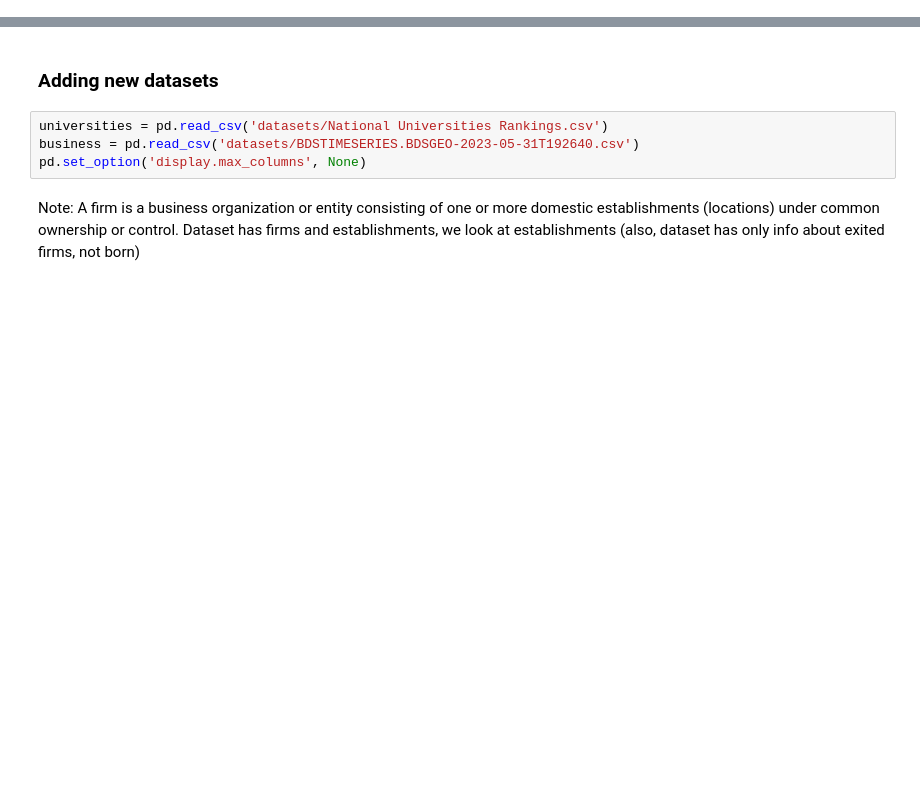
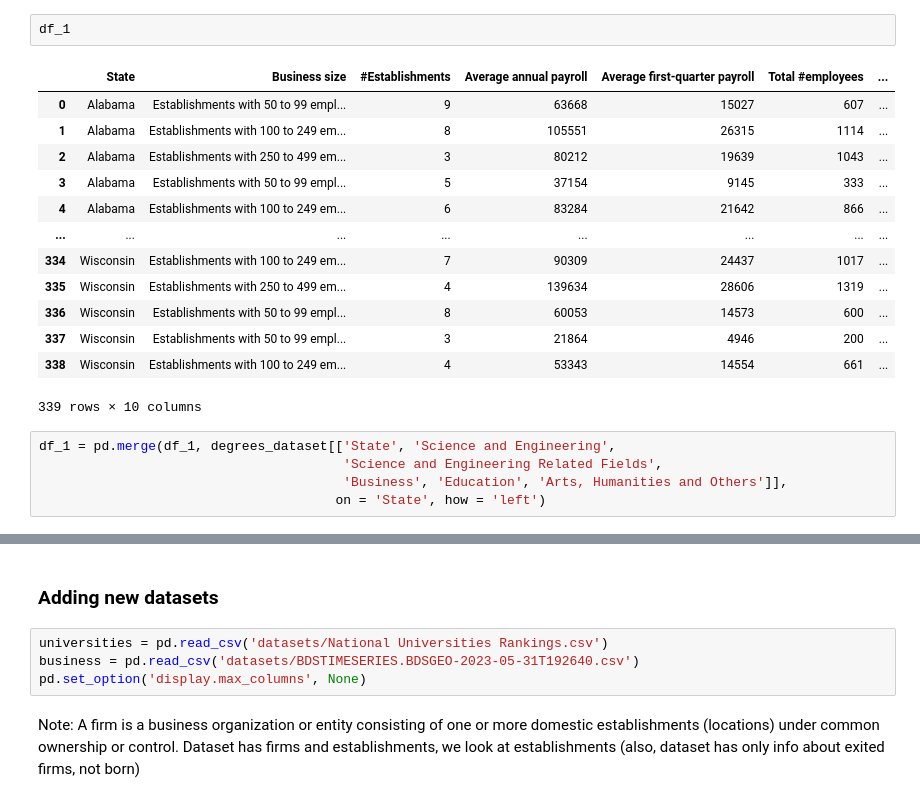
Before and after one commit to Fantomas4/2AMD20-Knowledge-Engineering-Group-6, a Jupyter notebook: Processing + New Datasets.ipynb, the cells around one changed output, grey strips where cells are left out. Cells and saved outputs as stored; diff of their text form; blank space fills up the shorter version.

```diff
--- a/Processing + New Datasets.ipynb
+++ b/Processing + New Datasets.ipynb
@@ -225,0 +286,21 @@ Report bachelor_report.html was generated! NOTEBOOK/COLAB USERS: the web browser
+# %%
+df_1
+# %% [output]
+|  | State | Business size | #Establishments | Average annual payroll | Average first-quarter payroll | Total #employees | ... |
+| 0 | Alabama | Establishments with 50 to 99 empl... | 9 | 63668 | 15027 | 607 | ... |
+| 1 | Alabama | Establishments with 100 to 249 em... | 8 | 105551 | 26315 | 1114 | ... |
+| 2 | Alabama | Establishments with 250 to 499 em... | 3 | 80212 | 19639 | 1043 | ... |
+| 3 | Alabama | Establishments with 50 to 99 empl... | 5 | 37154 | 9145 | 333 | ... |
+| 4 | Alabama | Establishments with 100 to 249 em... | 6 | 83284 | 21642 | 866 | ... |
+| ... | ... | ... | ... | ... | ... | ... | ... |
+| 334 | Wisconsin | Establishments with 100 to 249 em... | 7 | 90309 | 24437 | 1017 | ... |
+| 335 | Wisconsin | Establishments with 250 to 499 em... | 4 | 139634 | 28606 | 1319 | ... |
+| 336 | Wisconsin | Establishments with 50 to 99 empl... | 8 | 60053 | 14573 | 600 | ... |
+| 337 | Wisconsin | Establishments with 50 to 99 empl... | 3 | 21864 | 4946 | 200 | ... |
+| 338 | Wisconsin | Establishments with 100 to 249 em... | 4 | 53343 | 14554 | 661 | ... |
+339 rows × 10 columns
+# %%
+df_1 = pd.merge(df_1, degrees_dataset[['State', 'Science and Engineering',
+                                       'Science and Engineering Related Fields',
+                                       'Business', 'Education', 'Arts, Humanities and Others']],
+                                      on = 'State', how = 'left')
```
Also changed, not shown: parts of 21 cells of this notebook.
